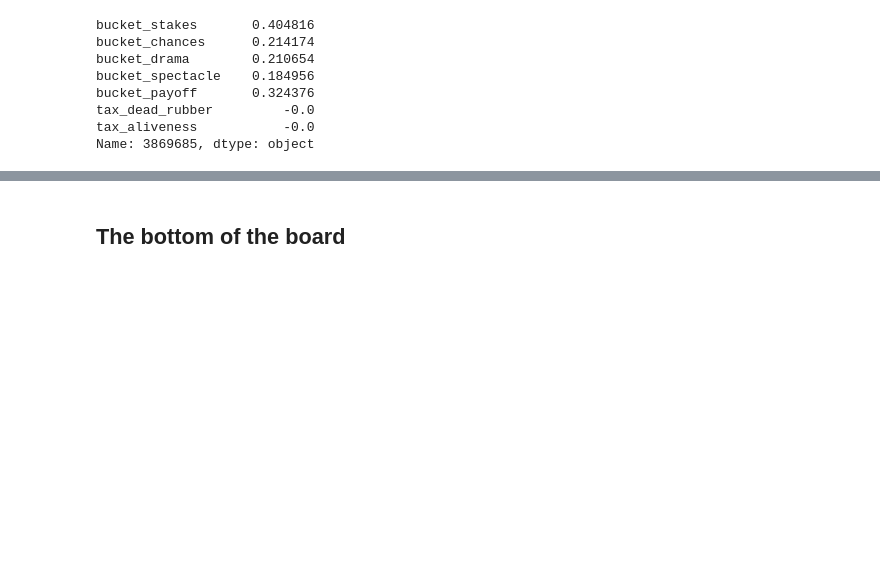
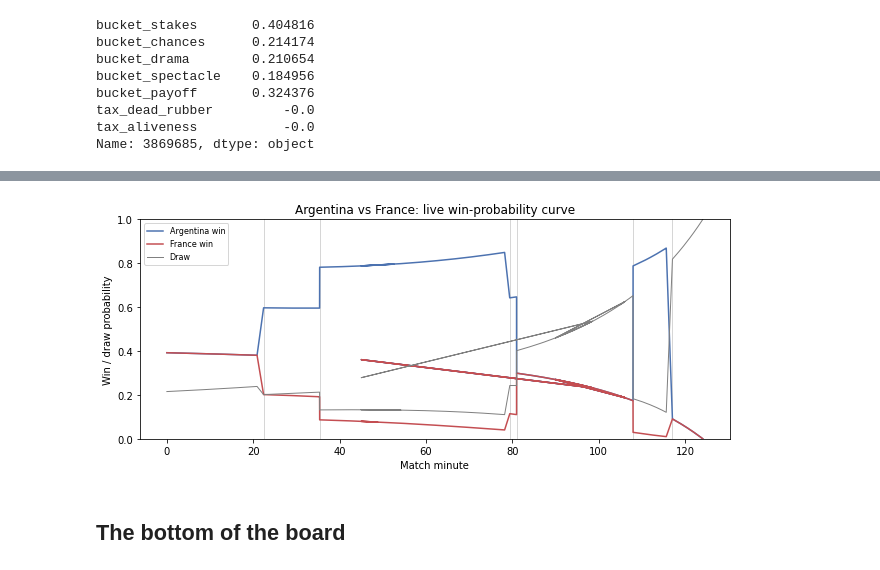
Before and after one commit to jkbren/excitement-index-soccer, a Jupyter notebook: notebooks/01_score_a_tournament.ipynb, the cells around one changed output, grey strips where cells are left out. Saved outputs shown, nothing was run; the diff lists cells and outputs as text; code cells hidden in the pictures; blank space fills up the shorter version.

```diff
--- a/notebooks/01_score_a_tournament.ipynb
+++ b/notebooks/01_score_a_tournament.ipynb
@@ -80,3 +168,29 @@ Name: 3869685, dtype: object
+# %%
+import matplotlib.pyplot as plt
+from excitement_index import wp, resolve_team_name, playable_events
+
+ev = opendata.load_events(3869685)
+teams = set(playable_events(ev)["team"].dropna().unique())
+h = resolve_team_name(final["home"], teams)
+a = resolve_team_name(final["away"], teams)
+curve = wp.wp_curve(ev, home=h, away=a)
+
+fig, ax = plt.subplots(figsize=(9, 4))
+ax.plot(curve["_t"], curve["p_home"], color="#4C72B0", label=f"{h} win")
+ax.plot(curve["_t"], curve["p_away"], color="#C44E52", label=f"{a} win")
+ax.plot(curve["_t"], curve["p_draw"], color="0.5", lw=1, label="Draw")
+goals = curve[curve["d"].diff().fillna(0) != 0]
+for t in goals["_t"]:
+    ax.axvline(t, color="0.8", lw=0.8, zorder=0)
+ax.set_xlabel("Match minute")
+ax.set_ylabel("Win / draw probability")
+ax.set_ylim(0, 1)
+ax.set_title(f"{h} vs {a}: live win-probability curve")
+ax.legend(loc="upper left", fontsize=8)
+plt.tight_layout()
+plt.show()
+# %% [output]
+[figure, added]
 # %% [markdown]
 ## The bottom of the board
 # %%
```
Also changed, not shown: parts of 11 cells of this notebook, 2 other files.
